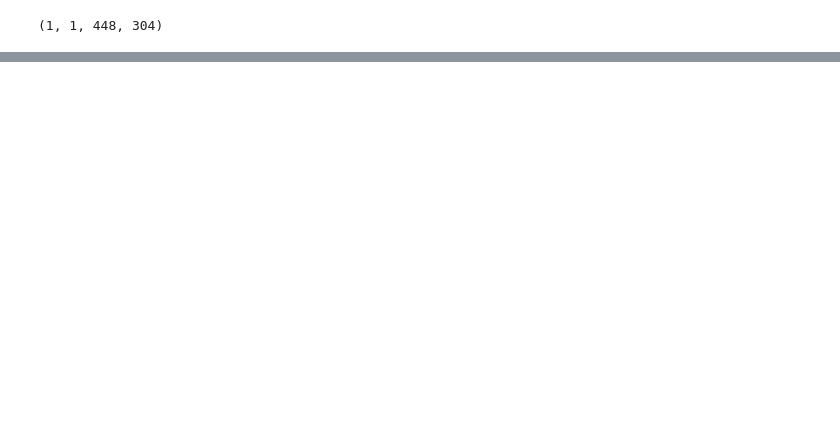
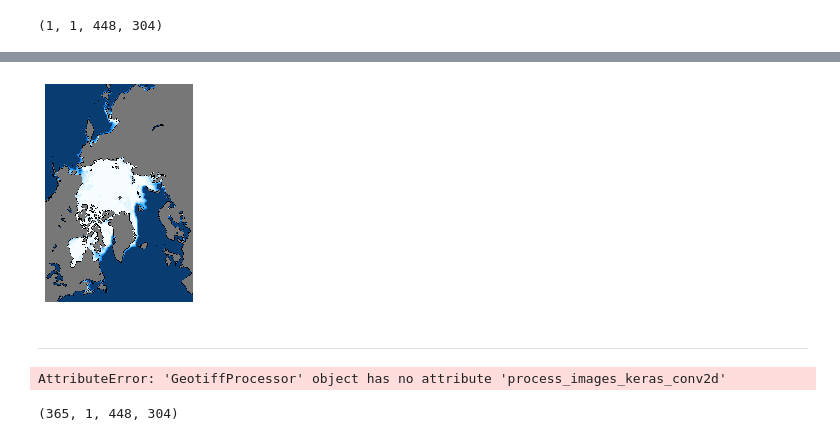
Before and after one commit to bbjornstad/sea-ice-prediction, a Jupyter notebook: intro_convlstm.ipynb, the cells around one changed output, grey strips where cells are left out. Cells and saved outputs as stored; diff of their text form; code cells hidden in the pictures; blank space fills up the shorter version.

Commit message:
Update modeling procedures but still not working appropriately

```diff
--- a/intro_convlstm.ipynb
+++ b/intro_convlstm.ipynb
@@ -218,0 +141,6 @@ test_processor.default_concentration_cmap
+# %%
+trim_processor.show_by_date('2018-01-01')
+# %% [output]
+[figure, added]
+# %% [markdown]
+----
@@ -218,0 +152,4 @@ test_processor.default_concentration_cmap
+# %%
+conv_conc_images = trim_processor.process_images_keras_channels_first()
+# %% [output]
+AttributeError: 'GeotiffProcessor' object has no attribute 'process_images_keras_conv2d'
@@ -218,0 +159,4 @@ test_processor.default_concentration_cmap
+# %%
+x_train.shape
+# %% [output]
+(365, 1, 448, 304)
```
Also changed, not shown: parts of 45 cells of this notebook, 1 other file.
